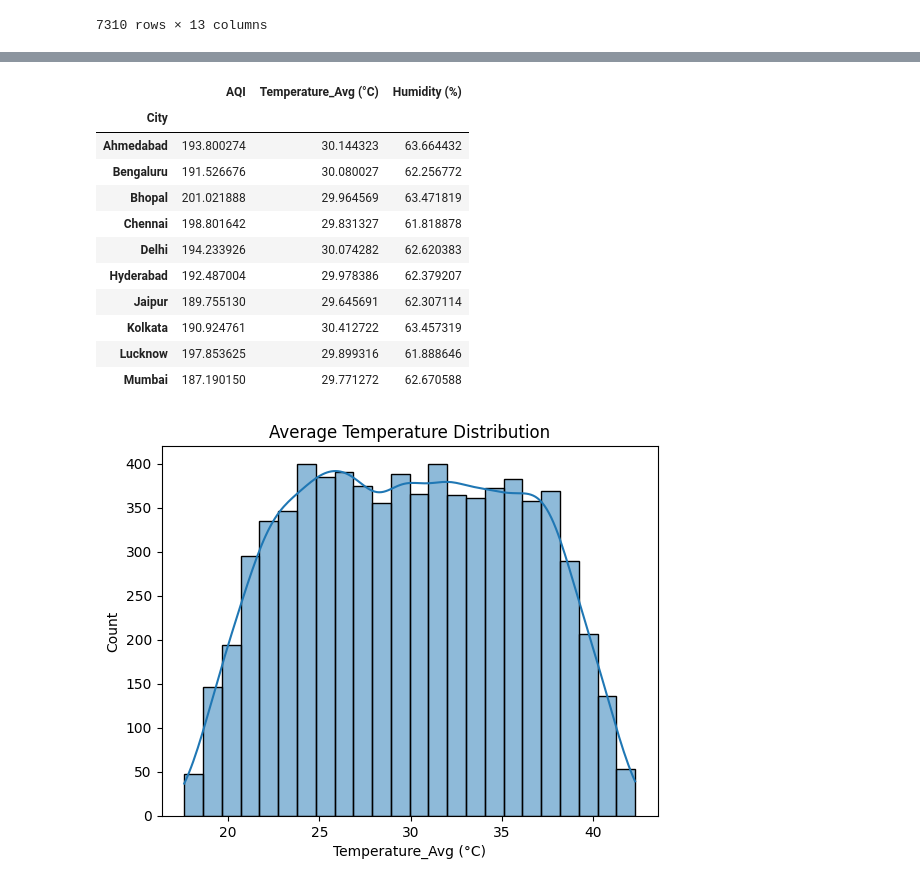
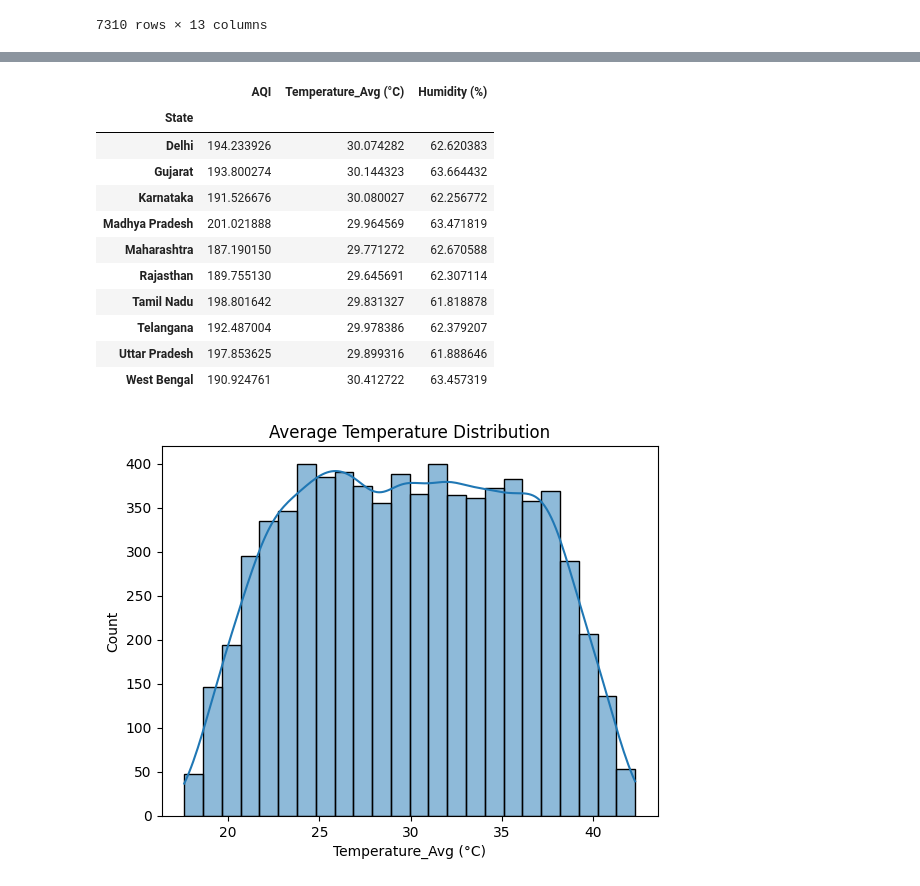
Before and after one commit to Hafizmuhammedk/data-science-essentials, a Jupyter notebook: practice/climate_dataset.ipynb, the cells around one changed output, grey strips where cells are left out. Saved outputs shown, nothing was run; the diff lists cells and outputs as text; code cells hidden in the pictures.

```diff
--- a/practice/climate_dataset.ipynb
+++ b/practice/climate_dataset.ipynb
@@ -53,18 +108,18 @@ df[df['City'] == 'Hyderabad'].shape
 # %%
-df.groupby('City')[['AQI', 'Temperature_Avg (°C)', 'Humidity (%)']].mean()
+df.groupby('State')[['AQI', 'Temperature_Avg (°C)', 'Humidity (%)']].mean()
 # %% [output]
 |  | AQI | Temperature_Avg (°C) | Humidity (%) |
-| City |  |  |  |
-| Ahmedabad | 193.800274 | 30.144323 | 63.664432 |
-| Bengaluru | 191.526676 | 30.080027 | 62.256772 |
-| Bhopal | 201.021888 | 29.964569 | 63.471819 |
-| Chennai | 198.801642 | 29.831327 | 61.818878 |
+| State |  |  |  |
 | Delhi | 194.233926 | 30.074282 | 62.620383 |
-| Hyderabad | 192.487004 | 29.978386 | 62.379207 |
-| Jaipur | 189.755130 | 29.645691 | 62.307114 |
-| Kolkata | 190.924761 | 30.412722 | 63.457319 |
-| Lucknow | 197.853625 | 29.899316 | 61.888646 |
-| Mumbai | 187.190150 | 29.771272 | 62.670588 |
+| Gujarat | 193.800274 | 30.144323 | 63.664432 |
+| Karnataka | 191.526676 | 30.080027 | 62.256772 |
+| Madhya Pradesh | 201.021888 | 29.964569 | 63.471819 |
+| Maharashtra | 187.190150 | 29.771272 | 62.670588 |
+| Rajasthan | 189.755130 | 29.645691 | 62.307114 |
+| Tamil Nadu | 198.801642 | 29.831327 | 61.818878 |
+| Telangana | 192.487004 | 29.978386 | 62.379207 |
+| Uttar Pradesh | 197.853625 | 29.899316 | 61.888646 |
+| West Bengal | 190.924761 | 30.412722 | 63.457319 |
 # %%
 sns.histplot(df['Temperature_Avg (°C)'], kde=True)
 plt.title("Average Temperature Distribution")
```
Also changed, not shown: parts of 8 cells of this notebook.
